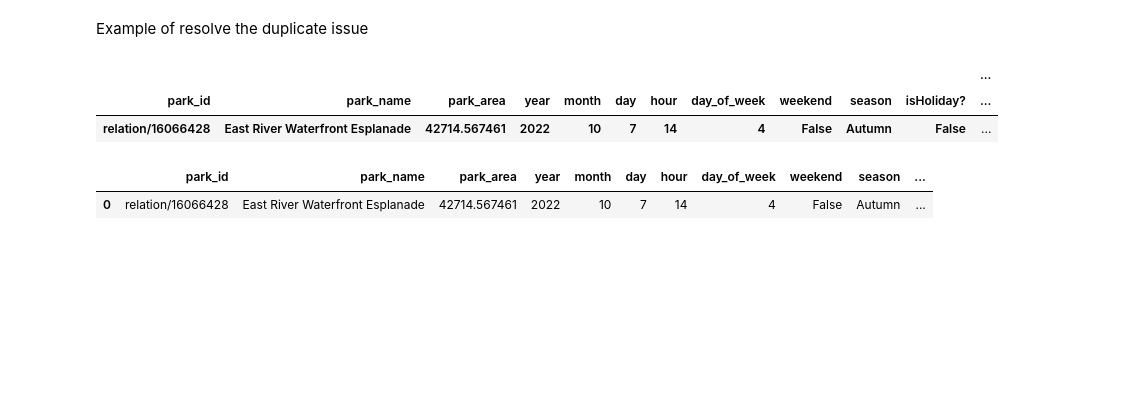
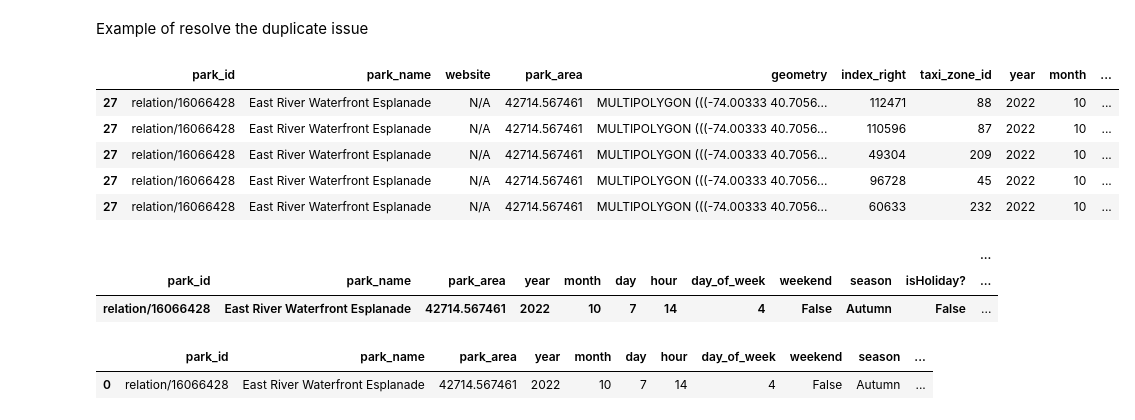
Before and after one commit to shalineraghupathy/comp47360, a Jupyter notebook: Data_cleaning/mapping/mapping_park_taxi_full.ipynb, the cells around one changed output. Cells and saved outputs as stored; diff of their text form; code cells hidden in the pictures; blank space fills up the shorter version.

```diff
--- a/Data_cleaning/mapping/mapping_park_taxi_full.ipynb
+++ b/Data_cleaning/mapping/mapping_park_taxi_full.ipynb
@@ -284,3 +297,13 @@ for park_id in unique_parks:
 # %% [markdown]
 Example of resolve the duplicate issue
+# %%
+EastRiver_data= parks_taxi_info_datetime_hourly[(parks_taxi_info_datetime_hourly['park_id'] == 'relation/16066428') & (parks_taxi_info_datetime_hourly['park_name'] == 'East River Waterfront Esplanade') & ((parks_taxi_info_datetime_hourly['month'] == '10')) & ((parks_taxi_info_datetime_hourly['day'] == '7'))& ((parks_taxi_info_datetime_hourly['hour'] == '14'))]
+EastRiver_data
+# %% [output]
+|  | park_id | park_name | website | park_area | geometry | index_right | taxi_zone_id | year | month | ... |
+| 27 | relation/16066428 | East River Waterfront Esplanade | N/A | 42714.567461 | MULTIPOLYGON (((-74.00333 40.7056... | 112471 | 88 | 2022 | 10 | ... |
+| 27 | relation/16066428 | East River Waterfront Esplanade | N/A | 42714.567461 | MULTIPOLYGON (((-74.00333 40.7056... | 110596 | 87 | 2022 | 10 | ... |
+| 27 | relation/16066428 | East River Waterfront Esplanade | N/A | 42714.567461 | MULTIPOLYGON (((-74.00333 40.7056... | 49304 | 209 | 2022 | 10 | ... |
+| 27 | relation/16066428 | East River Waterfront Esplanade | N/A | 42714.567461 | MULTIPOLYGON (((-74.00333 40.7056... | 96728 | 45 | 2022 | 10 | ... |
+| 27 | relation/16066428 | East River Waterfront Esplanade | N/A | 42714.567461 | MULTIPOLYGON (((-74.00333 40.7056... | 60633 | 232 | 2022 | 10 | ... |
 # %%
```
Also changed, not shown: parts of 60 cells of this notebook.
